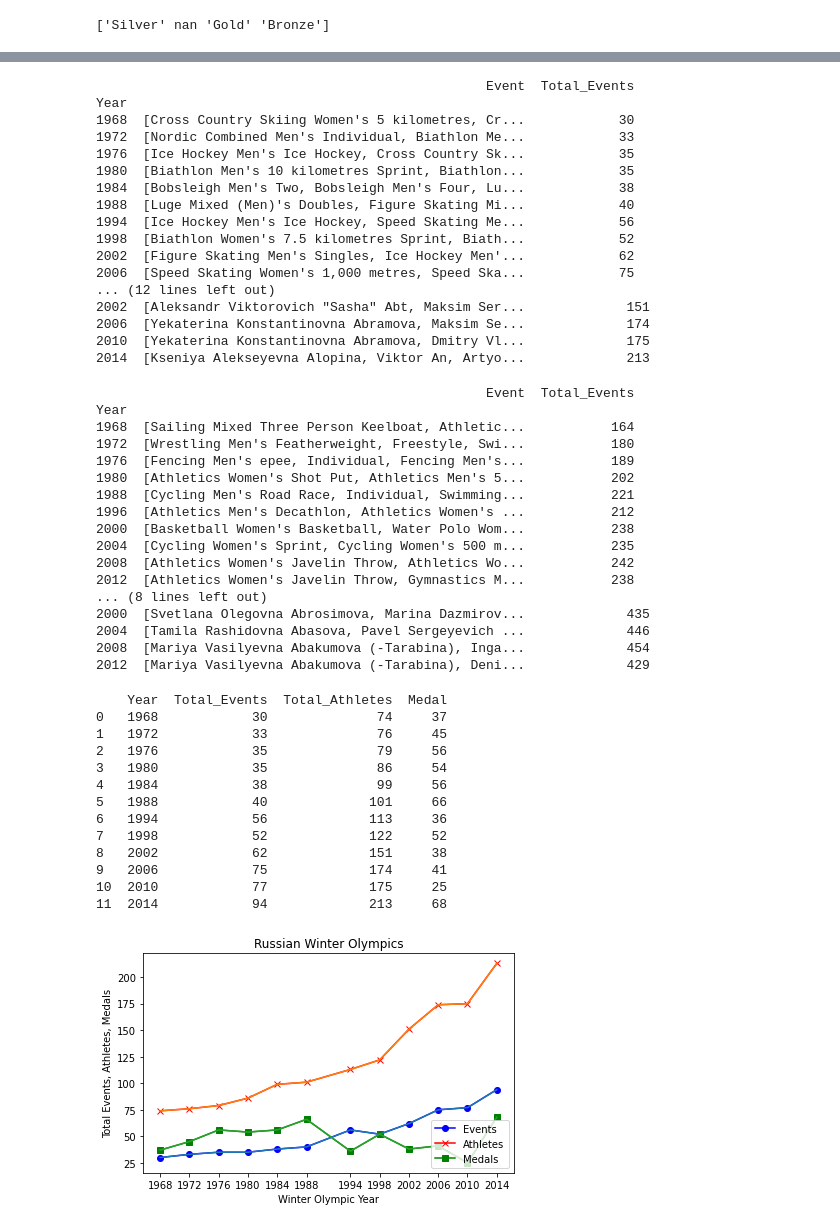
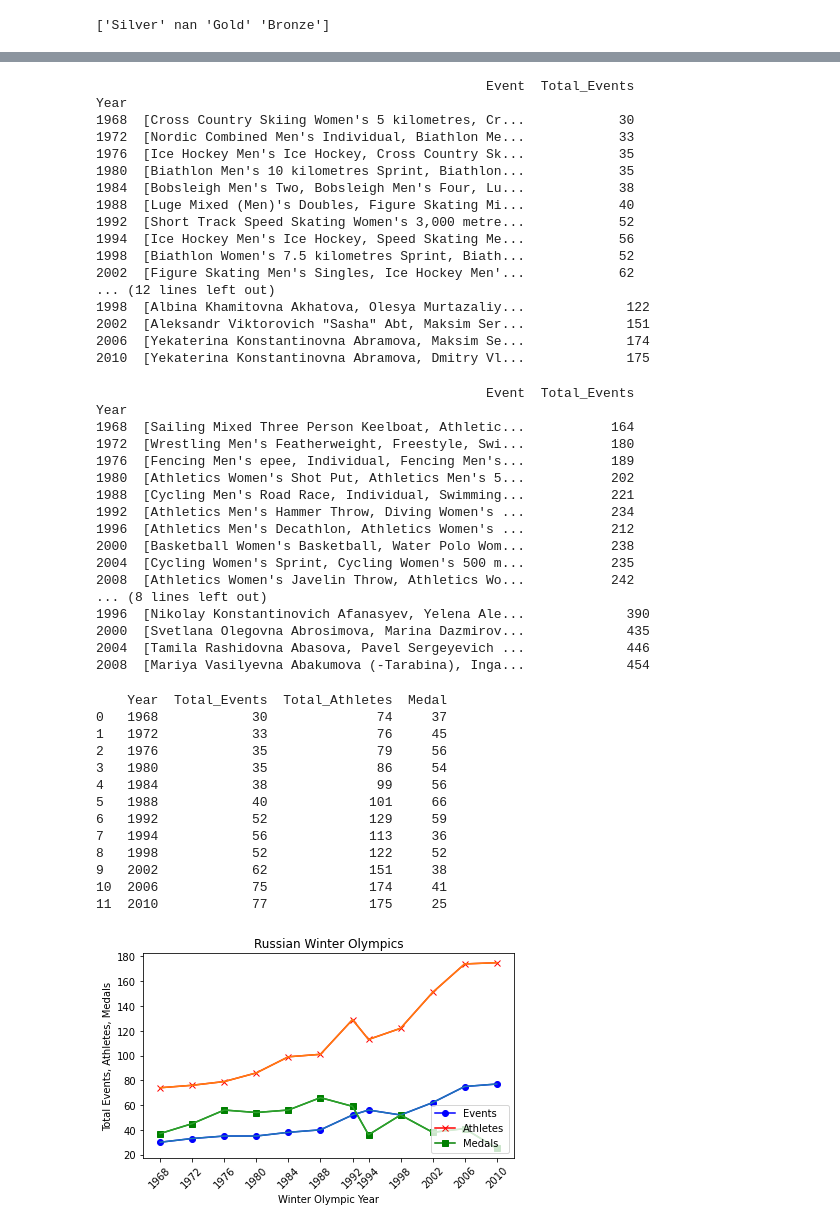
Before and after one commit to ratikachauhan/dathletes-project-1, a Jupyter notebook: gmb_analysis/gmb_analysis_work.ipynb, the cells around one changed output, grey strips where cells are left out. Cells and saved outputs as stored; diff of their text form; code cells hidden in the pictures.

```diff
--- a/gmb_analysis/gmb_analysis_work.ipynb
+++ b/gmb_analysis/gmb_analysis_work.ipynb
@@ -12,6 +13,10 @@ data_path = '../Datasets/120OlympicHistory_AthletesResults_dataset/athlete_event
 data = pd.read_csv(data_path)
 olympic_df = pd.DataFrame(data)
 # %%
-russia_df = olympic_df.loc[(olympic_df["NOC"] == "RUS") | (olympic_df["NOC"] == "URS")].copy()
+russia_df = olympic_df.loc[(((olympic_df["NOC"] == "RUS") |
+                            (olympic_df["NOC"] == "URS") |
+                            (olympic_df["NOC"] == "EUN")) &
+                           ((olympic_df["Year"] >= 1952) &
+                            (olympic_df["Year"] <= 2010)))].copy()
 russia_df.count()
 # %% [output]
@@ -89,15 +94,15 @@ Year
 1980  [Biathlon Men's 10 kilometres Sprint, Biathlon...            35
 1984  [Bobsleigh Men's Two, Bobsleigh Men's Four, Lu...            38
 1988  [Luge Mixed (Men)'s Doubles, Figure Skating Mi...            40
+1992  [Short Track Speed Skating Women's 3,000 metre...            52
 1994  [Ice Hockey Men's Ice Hockey, Speed Skating Me...            56
 1998  [Biathlon Women's 7.5 kilometres Sprint, Biath...            52
 2002  [Figure Skating Men's Singles, Ice Hockey Men'...            62
-2006  [Speed Skating Women's 1,000 metres, Speed Ska...            75
 ... (12 lines left out)
+1998  [Albina Khamitovna Akhatova, Olesya Murtazaliy...             122
 2002  [Aleksandr Viktorovich "Sasha" Abt, Maksim Ser...             151
 2006  [Yekaterina Konstantinovna Abramova, Maksim Se...             174
 2010  [Yekaterina Konstantinovna Abramova, Dmitry Vl...             175
-2014  [Kseniya Alekseyevna Alopina, Viktor An, Artyo...             213
 # %%
 
 # data on summer events
@@ -122,16 +127,16 @@ Year
 1976  [Fencing Men's epee, Individual, Fencing Men's...           189
 1980  [Athletics Women's Shot Put, Athletics Men's 5...           202
 1988  [Cycling Men's Road Race, Individual, Swimming...           221
+1992  [Athletics Men's Hammer Throw, Diving Women's ...           234
 1996  [Athletics Men's Decathlon, Athletics Women's ...           212
 2000  [Basketball Women's Basketball, Water Polo Wom...           238
 2004  [Cycling Women's Sprint, Cycling Women's 500 m...           235
 2008  [Athletics Women's Javelin Throw, Athletics Wo...           242
-2012  [Athletics Women's Javelin Throw, Gymnastics M...           238
 ... (8 lines left out)
+1996  [Nikolay Konstantinovich Afanasyev, Yelena Ale...             390
 2000  [Svetlana Olegovna Abrosimova, Marina Dazmirov...             435
 2004  [Tamila Rashidovna Abasova, Pavel Sergeyevich ...             446
 2008  [Mariya Vasilyevna Abakumova (-Tarabina), Inga...             454
-2012  [Mariya Vasilyevna Abakumova (-Tarabina), Deni...             429
 # %%
 # combine winter olympic data for events, athletes, and medals
 russian_winter_olympics_df = pd.merge(russian_wevents_df, russian_wathletes_df, how="left", on="Year")
@@ -147,31 +152,31 @@ print(russian_winter_olympics_df)
 3   1980            35              86     54
 4   1984            38              99     56
 5   1988            40             101     66
-6   1994            56             113     36
-7   1998            52             122     52
-8   2002            62             151     38
-9   2006            75             174     41
-10  2010            77             175     25
-11  2014            94             213     68
+6   1992            52             129     59
+7   1994            56             113     36
+8   1998            52             122     52
+9   2002            62             151     38
+10  2006            75             174     41
+11  2010            77             175     25
 # %%
 # chart the Russian winter olympic data
 x_axis = russian_winter_olympics_df["Year"]
 events = russian_winter_olympics_df["Total_Events"]
 athletes = russian_winter_olympics_df["Total_Athletes"]
 medals = russian_winter_olympics_df["Medal"]
 plt.title("Russian Winter Olympics")
 plt.xlabel("Winter Olympic Year")
 plt.ylabel("Total Events, Athletes, Medals")
 event_handle, = plt.plot(x_axis, events, marker ='o', color='blue', label="Events")
 athletes_handle, = plt.plot(x_axis, athletes, marker ='x', color='red', label="Athletes")
 medals_handle, = plt.plot(x_axis, medals, marker ='s', color='green', label="Medals")
 plt.legend(loc="lower right")
 plt.plot(x_axis, events)
 plt.plot(x_axis, athletes)
 plt.plot(x_axis, medals)
-plt.xticks(x_axis)
+plt.xticks(x_axis, rotation=45)
 plt.tight_layout()
 plt.savefig("../Output Images/WinterAthletesEventsMedals.png")
 plt.show()
 # %% [output]
-[figure, old version]
+[figure, new version]
```
Also changed, not shown: parts of 7 cells of this notebook.
